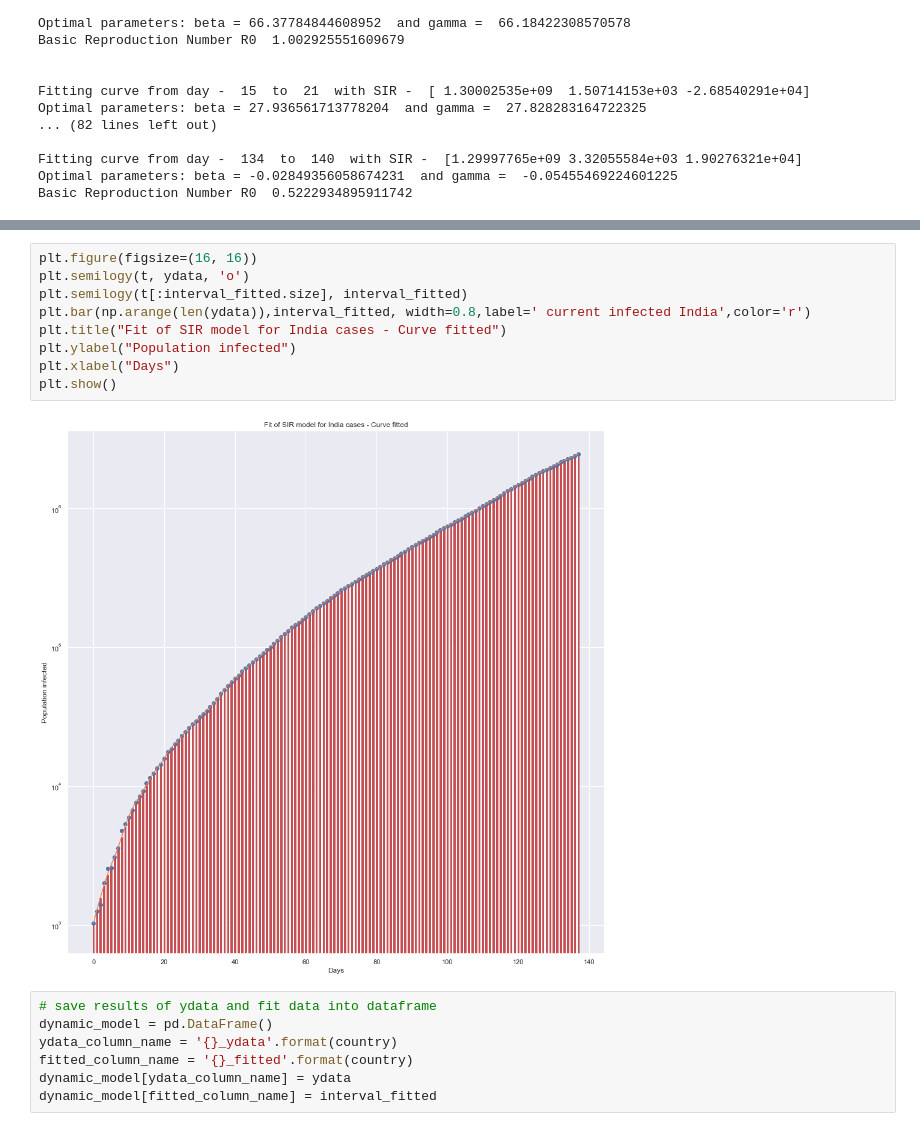
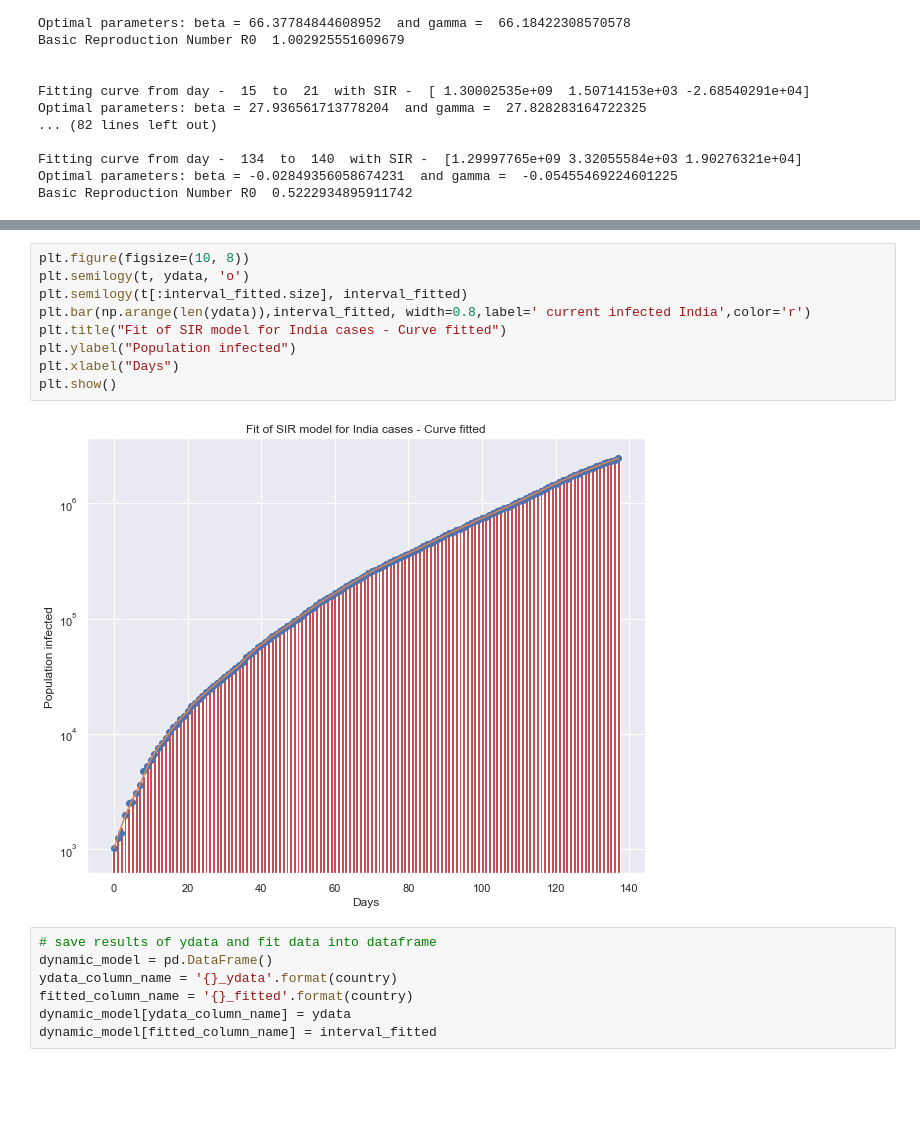
Before and after one commit to Pramod07Ch/COVID_19_Data_Science, a Jupyter notebook: notebooks/SIR_modelling_final.ipynb, the cells around one changed output, grey strips where cells are left out. Saved outputs shown, nothing was run; the diff lists cells and outputs as text; blank space fills up the shorter version.

```diff
--- a/notebooks/SIR_modelling_final.ipynb
+++ b/notebooks/SIR_modelling_final.ipynb
@@ -507,14 +420,14 @@ plt.plot(r_value[1:])
 # %%
-plt.figure(figsize=(16, 16))
+plt.figure(figsize=(10, 8))
 plt.semilogy(t, ydata, 'o')
 plt.semilogy(t[:interval_fitted.size], interval_fitted)
 plt.bar(np.arange(len(ydata)),interval_fitted, width=0.8,label=' current infected India',color='r')
 plt.title("Fit of SIR model for India cases - Curve fitted")
 plt.ylabel("Population infected")
 plt.xlabel("Days")
 plt.show()
 # %% [output]
-[figure, old version]
+[figure, new version]
 # %%
 # save results of ydata and fit data into dataframe
 dynamic_model = pd.DataFrame()
```
Also changed, not shown: parts of 11 cells of this notebook.
